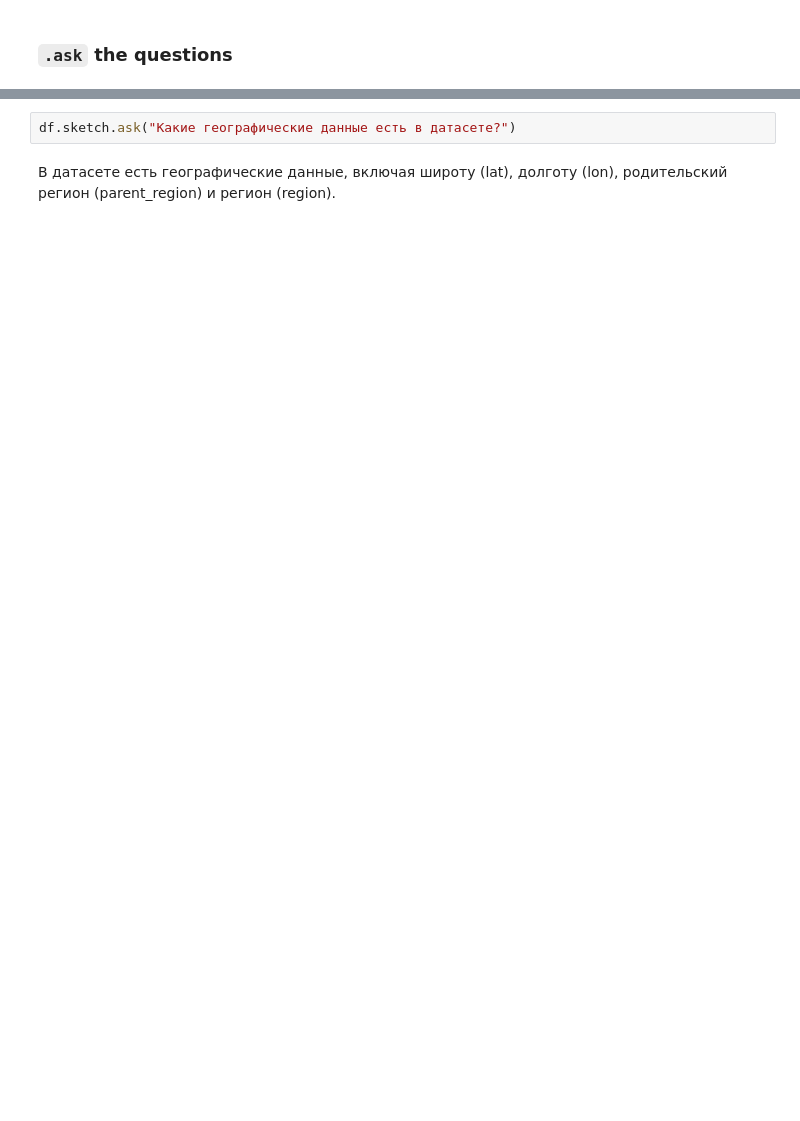
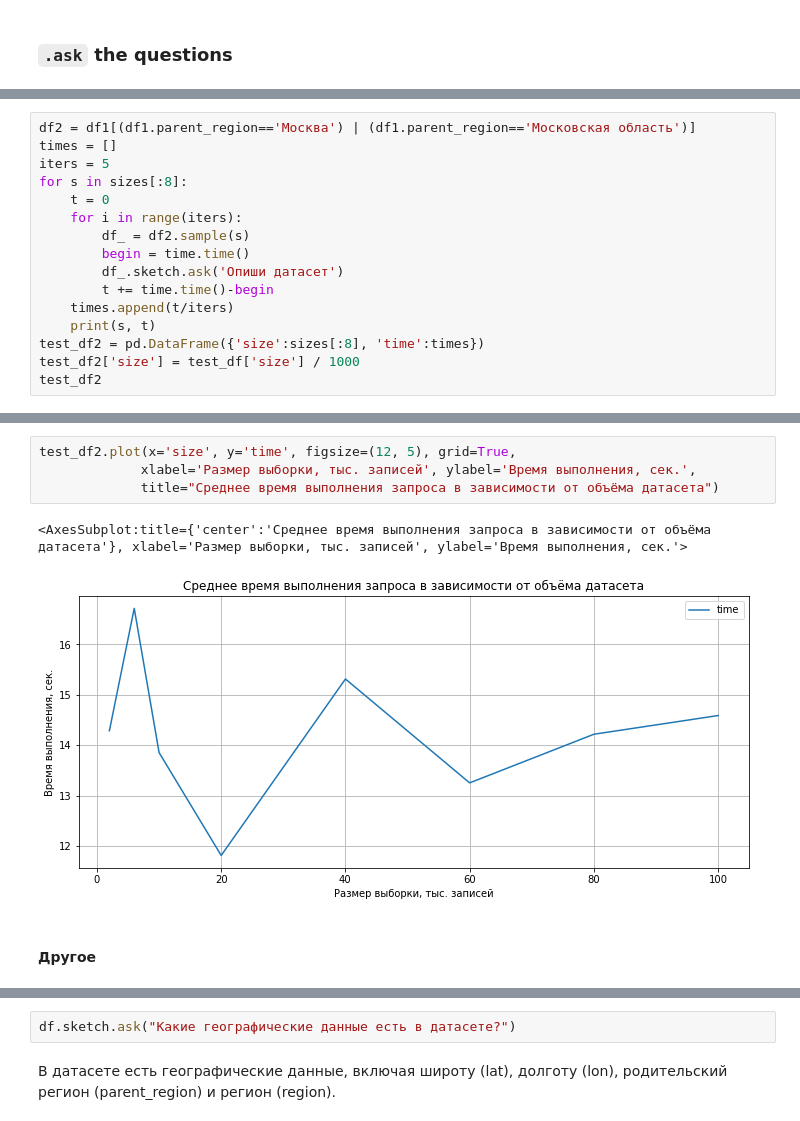
Before and after one commit to hairymax/sketch_experiments, a Jupyter notebook: sketch.ipynb, the cells around one changed output, grey strips where cells are left out. Saved outputs shown, nothing was run; the diff lists cells and outputs as text; blank space fills up the shorter version.

```diff
--- a/sketch.ipynb
+++ b/sketch.ipynb
@@ -96,0 +331,16 @@ df.sketch.ask('Опиши датасет')
+# %%
+df2 = df1[(df1.parent_region=='Москва') | (df1.parent_region=='Московская область')]
+times = []
+iters = 5
+for s in sizes[:8]:
+    t = 0
+    for i in range(iters):
+        df_ = df2.sample(s)
+        begin = time.time()
+        df_.sketch.ask('Опиши датасет')
+        t += time.time()-begin
+    times.append(t/iters)
+    print(s, t)
+test_df2 = pd.DataFrame({'size':sizes[:8], 'time':times})
+test_df2['size'] = test_df['size'] / 1000
+test_df2
@@ -97,3 +361,12 @@ df.sketch.ask('Опиши датасет')
+# %%
+test_df2.plot(x='size', y='time', figsize=(12, 5), grid=True,
+             xlabel='Pазмер выборки, тыс. записей', ylabel='Время выполнения, сек.',
+             title="Среднее время выполнения запроса в зависимости от объёма датасета")
+# %% [output]
+<AxesSubplot:title={'center':'Среднее время выполнения запроса в зависимости от объёма датасета'}, xlabel='Pазмер выборки, тыс. записей', ylabel='Время выполнения, сек.'>
+[figure, added]
+# %% [markdown]
+#### Другое
 # %%
 df.parent_region.value_counts()
 # %% [output]
```
Also changed, not shown: parts of 32 cells of this notebook, 2 other files.
